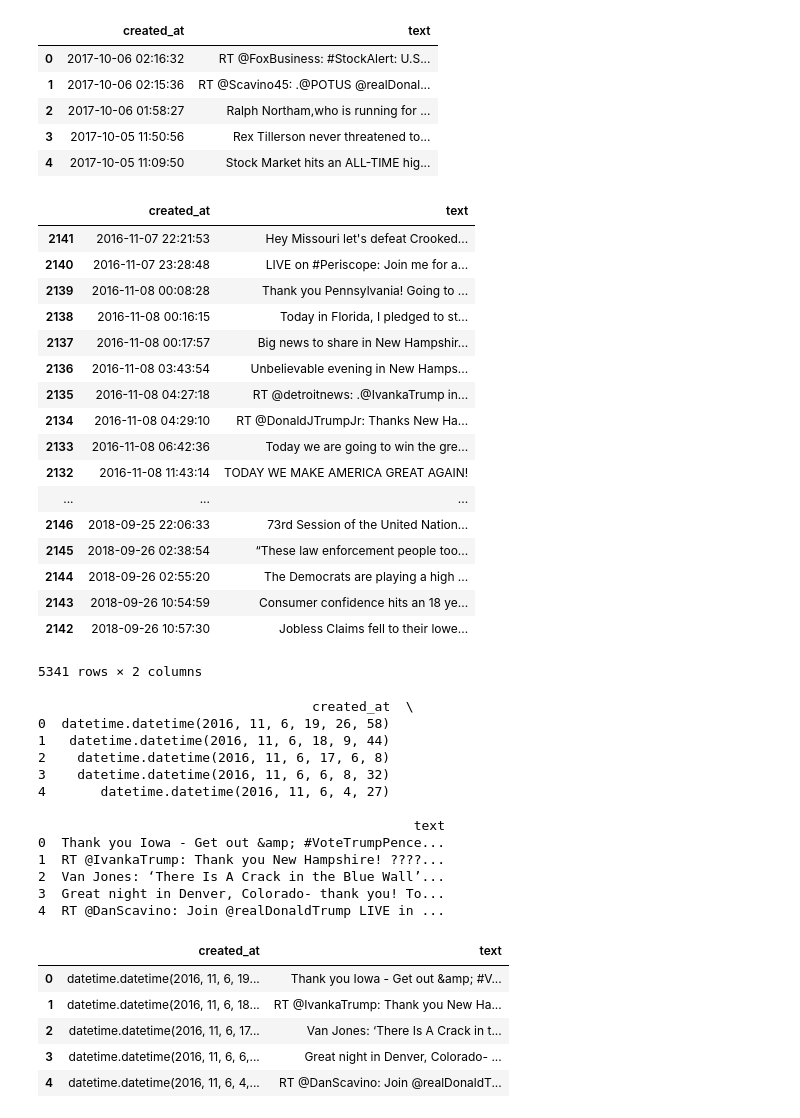
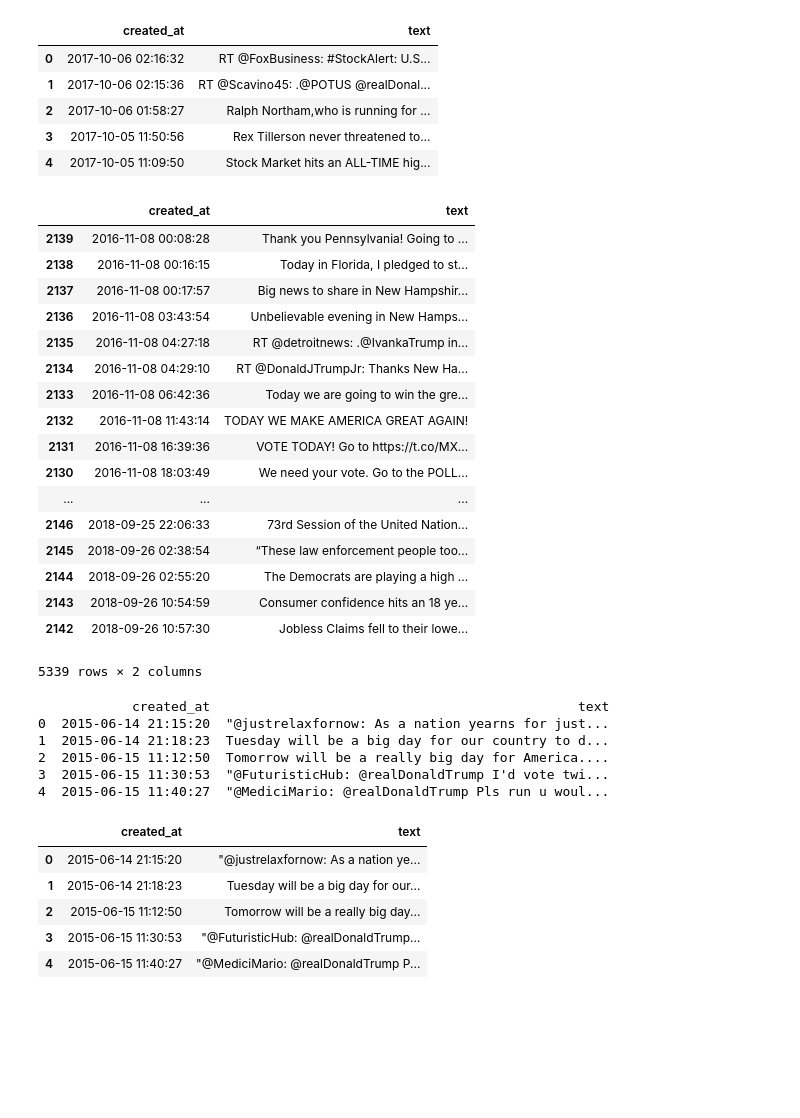
Before and after one commit to vvenla/trumponator, a Jupyter notebook: source/wrangling_tweets2.ipynb, the cells around one changed output. Drawn from its saved outputs; the diff is of its cells as text; code cells hidden in the pictures; blank space fills up the shorter version.

```diff
--- a/source/wrangling_tweets2.ipynb
+++ b/source/wrangling_tweets2.ipynb
@@ -191,14 +191,12 @@ new_df_after.head()
 # %%
 #after wrangling, let's update the original object and sort it by timestamps
 df_after = new_df_after.sort_values(by="created_at")
 
 #remove the two extra tweets
-df_after = df_after[]
+df_after = df_after[2:]
 df_after
 # %% [output]
 |  | created_at | text |
-| 2141 | 2016-11-07 22:21:53 | Hey Missouri let's defeat Crooked... |
-| 2140 | 2016-11-07 23:28:48 | LIVE on #Periscope: Join me for a... |
 | 2139 | 2016-11-08 00:08:28 | Thank you Pennsylvania! Going to ... |
 | 2138 | 2016-11-08 00:16:15 | Today in Florida, I pledged to st... |
 | 2137 | 2016-11-08 00:17:57 | Big news to share in New Hampshir... |
@@ -207,13 +205,15 @@ df_after
 | 2134 | 2016-11-08 04:29:10 | RT @DonaldJTrumpJr: Thanks New Ha... |
 | 2133 | 2016-11-08 06:42:36 | Today we are going to win the gre... |
 | 2132 | 2016-11-08 11:43:14 | TODAY WE MAKE AMERICA GREAT AGAIN! |
+| 2131 | 2016-11-08 16:39:36 | VOTE TODAY! Go to https://t.co/MX... |
+| 2130 | 2016-11-08 18:03:49 | We need your vote. Go to the POLL... |
 | ... | ... | ... |
 | 2146 | 2018-09-25 22:06:33 | 73rd Session of the United Nation... |
 | 2145 | 2018-09-26 02:38:54 | “These law enforcement people too... |
 | 2144 | 2018-09-26 02:55:20 | The Democrats are playing a high ... |
 | 2143 | 2018-09-26 10:54:59 | Consumer confidence hits an 18 ye... |
 | 2142 | 2018-09-26 10:57:30 | Jobless Claims fell to their lowe... |
-5341 rows × 2 columns
+5339 rows × 2 columns
 # %%
 # Join dataferames if there is more than one, otherwise comment this and just name the dataframe as df.
 big_df = df_before.append(df_after)
@@ -221,28 +221,21 @@ df = big_df.reset_index()
 del df['index']
 print(df.head())
 # %% [output]
-                                   created_at  \
-0  datetime.datetime(2016, 11, 6, 19, 26, 58)
-1   datetime.datetime(2016, 11, 6, 18, 9, 44)
-2    datetime.datetime(2016, 11, 6, 17, 6, 8)
-3    datetime.datetime(2016, 11, 6, 6, 8, 32)
-4       datetime.datetime(2016, 11, 6, 4, 27)
-
-                                                text
-0  Thank you Iowa - Get out &amp; #VoteTrumpPence...
-1  RT @IvankaTrump: Thank you New Hampshire! ????...
-2  Van Jones: ‘There Is A Crack in the Blue Wall’...
-3  Great night in Denver, Colorado- thank you! To...
-4  RT @DanScavino: Join @realDonaldTrump LIVE in ...
+            created_at                                               text
+0  2015-06-14 21:15:20  "@justrelaxfornow: As a nation yearns for just...
+1  2015-06-14 21:18:23  Tuesday will be a big day for our country to d...
+2  2015-06-15 11:12:50  Tomorrow will be a really big day for America....
+3  2015-06-15 11:30:53  "@FuturisticHub: @realDonaldTrump I'd vote twi...
+4  2015-06-15 11:40:27  "@MediciMario: @realDonaldTrump Pls run u woul...
 # %%
 df.head()
 # %% [output]
 |  | created_at | text |
-| 0 | datetime.datetime(2016, 11, 6, 19... | Thank you Iowa - Get out &amp; #V... |
-| 1 | datetime.datetime(2016, 11, 6, 18... | RT @IvankaTrump: Thank you New Ha... |
-| 2 | datetime.datetime(2016, 11, 6, 17... | Van Jones: ‘There Is A Crack in t... |
-| 3 | datetime.datetime(2016, 11, 6, 6,... | Great night in Denver, Colorado- ... |
-| 4 | datetime.datetime(2016, 11, 6, 4,... | RT @DanScavino: Join @realDonaldT... |
+| 0 | 2015-06-14 21:15:20 | "@justrelaxfornow: As a nation ye... |
+| 1 | 2015-06-14 21:18:23 | Tuesday will be a big day for our... |
+| 2 | 2015-06-15 11:12:50 | Tomorrow will be a really big day... |
+| 3 | 2015-06-15 11:30:53 | "@FuturisticHub: @realDonaldTrump... |
+| 4 | 2015-06-15 11:40:27 | "@MediciMario: @realDonaldTrump P... |
 # %%
 # Actual method for cleaning the text
 from nltk.tokenize import WordPunctTokenizer
```
Also changed, not shown: parts of 5 cells of this notebook, 4 other files.
